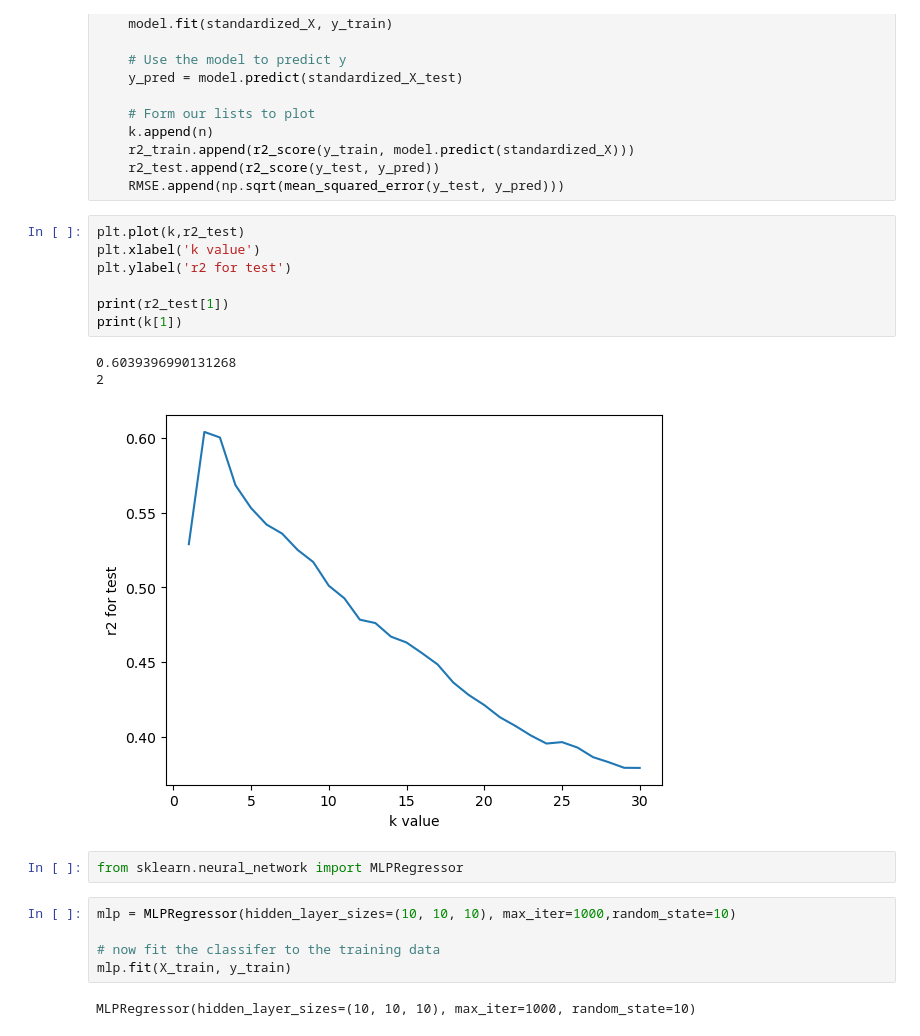
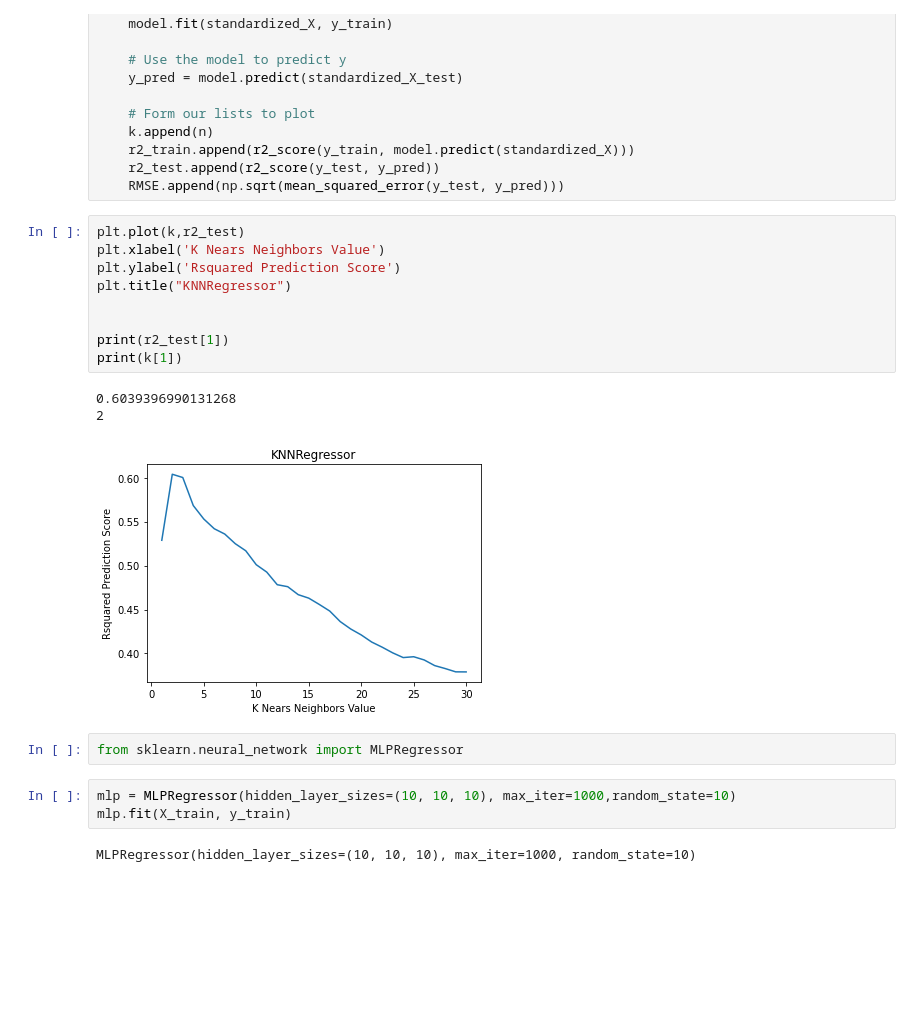
Before and after one commit to flane00/Capstone, a Jupyter notebook: VIIRS_2_IntChl_regression_model.ipynb, the cells around one changed output. Saved outputs shown, nothing was run; the diff lists cells and outputs as text; blank space fills up the shorter version.

```diff
--- a/VIIRS_2_IntChl_regression_model.ipynb
+++ b/VIIRS_2_IntChl_regression_model.ipynb
@@ -69,21 +69,21 @@ for n in loops:
     RMSE.append(np.sqrt(mean_squared_error(y_test, y_pred)))
 # %%
 plt.plot(k,r2_test)
-plt.xlabel('k value')
-plt.ylabel('r2 for test')
+plt.xlabel('K Nears Neighbors Value')
+plt.ylabel('Rsquared Prediction Score')
+plt.title("KNNRegressor")
+
 
 print(r2_test[1])
 print(k[1])
 # %% [output]
 0.6039396990131268
 2
-[figure, old version]
+[figure, new version]
 # %%
 from sklearn.neural_network import MLPRegressor
 # %%
 mlp = MLPRegressor(hidden_layer_sizes=(10, 10, 10), max_iter=1000,random_state=10)
-
-# now fit the classifer to the training data
 mlp.fit(X_train, y_train)
 # %% [output]
 MLPRegressor(hidden_layer_sizes=(10, 10, 10), max_iter=1000, random_state=10)
```
Also changed, not shown: parts of 4 cells of this notebook.
